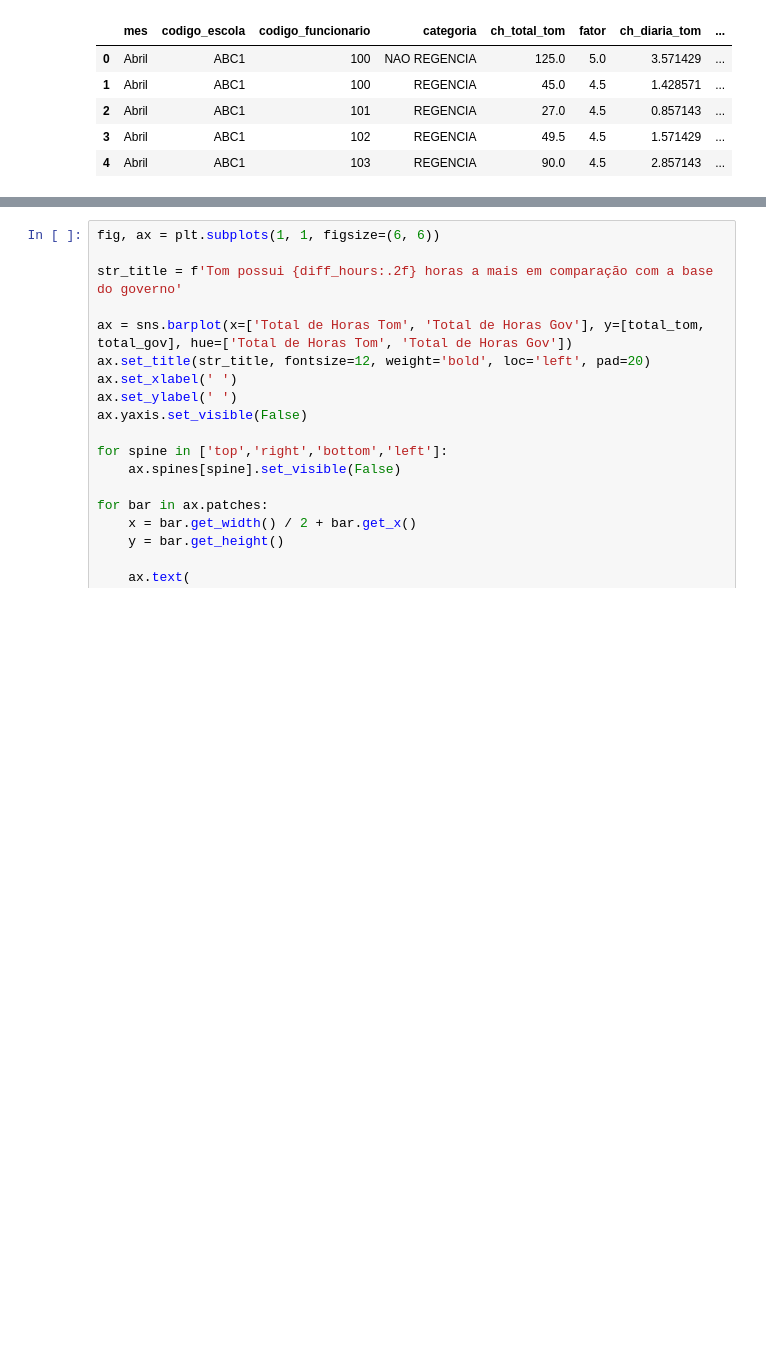
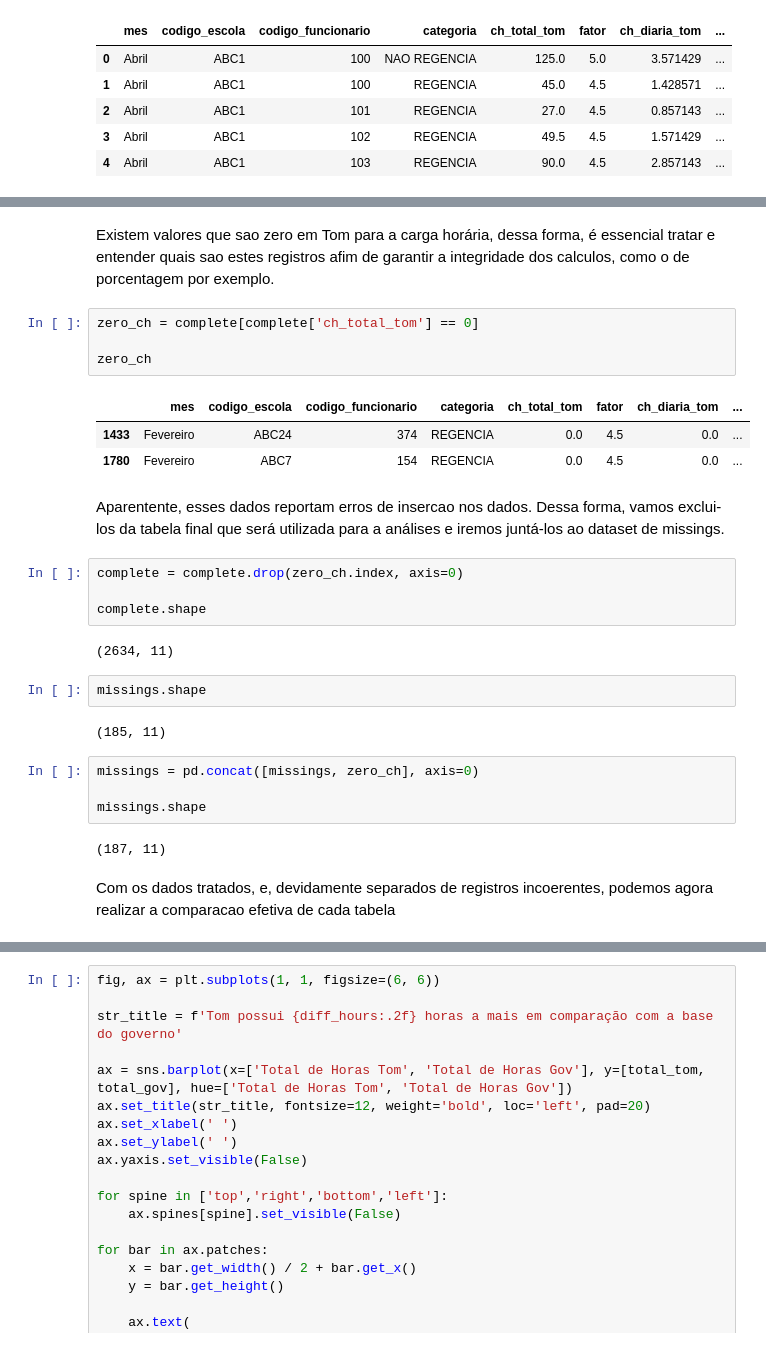
Before and after one commit to raulward/tec_case_tom_educacao, a Jupyter notebook: notebooks/main.ipynb, the cells around one changed output, grey strips where cells are left out. Cells and saved outputs as stored; diff of their text form; blank space fills up the shorter version.

```diff
--- a/notebooks/main.ipynb
+++ b/notebooks/main.ipynb
@@ -890,3 +902,33 @@ complete.head()
+# %% [markdown]
+Existem valores que sao zero em Tom para a carga horária, dessa forma, é essencial tratar e entender quais sao estes registros afim de garantir a integridade dos calculos, como o de porcentagem por exemplo.
+# %%
+zero_ch = complete[complete['ch_total_tom'] == 0]
+
+zero_ch
+# %% [output]
+|  | mes | codigo_escola | codigo_funcionario | categoria | ch_total_tom | fator | ch_diaria_tom | ... |
+| 1433 | Fevereiro | ABC24 | 374 | REGENCIA | 0.0 | 4.5 | 0.0 | ... |
+| 1780 | Fevereiro | ABC7 | 154 | REGENCIA | 0.0 | 4.5 | 0.0 | ... |
+# %% [markdown]
+Aparentente, esses dados reportam erros de insercao nos dados. Dessa forma, vamos exclui-los da tabela final que será utilizada para a análises e iremos juntá-los ao dataset de missings.
+# %%
+complete = complete.drop(zero_ch.index, axis=0)
+
+complete.shape
+# %% [output]
+(2634, 11)
+# %%
+missings.shape
+# %% [output]
+(185, 11)
+# %%
+missings = pd.concat([missings, zero_ch], axis=0)
+
+missings.shape
+# %% [output]
+(187, 11)
+# %% [markdown]
+Com os dados tratados, e, devidamente separados de registros incoerentes, podemos agora realizar a comparacao efetiva de cada tabela
 # %%
 total_tom = complete['ch_total_tom'].sum()
 total_gov = np.round(complete['ch_total_gov'].sum(), 2)
```
Also changed, not shown: parts of 6 cells of this notebook.
